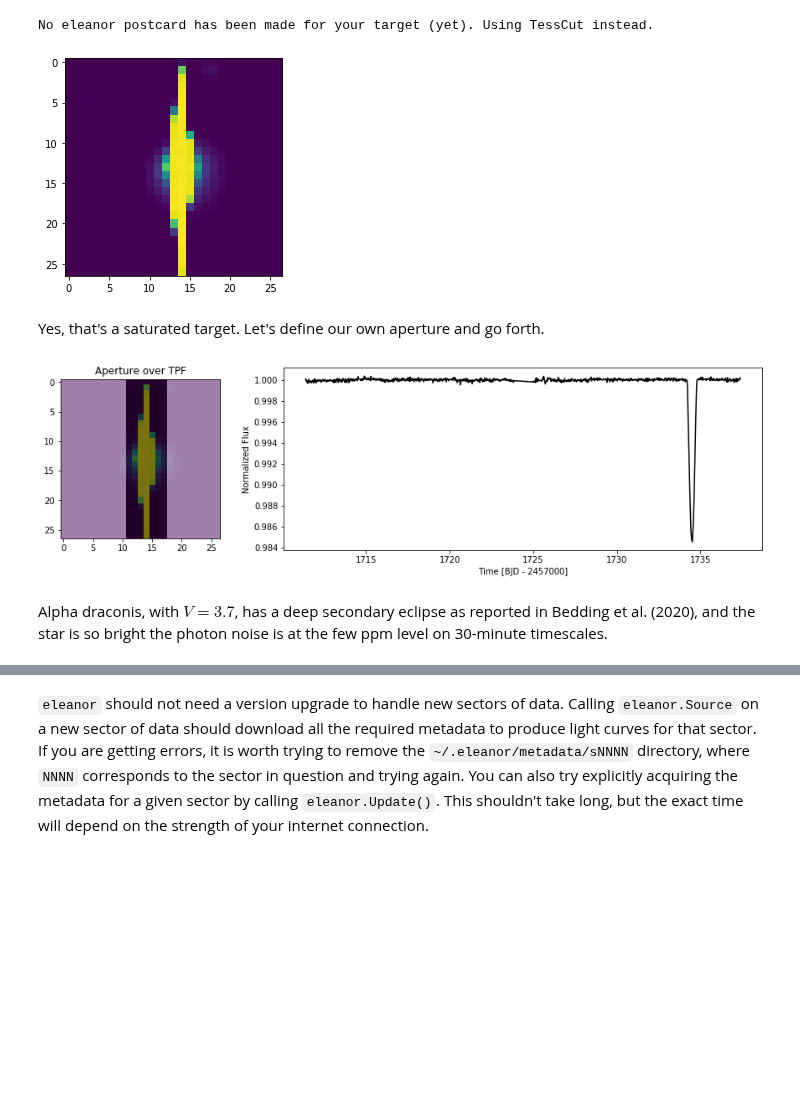
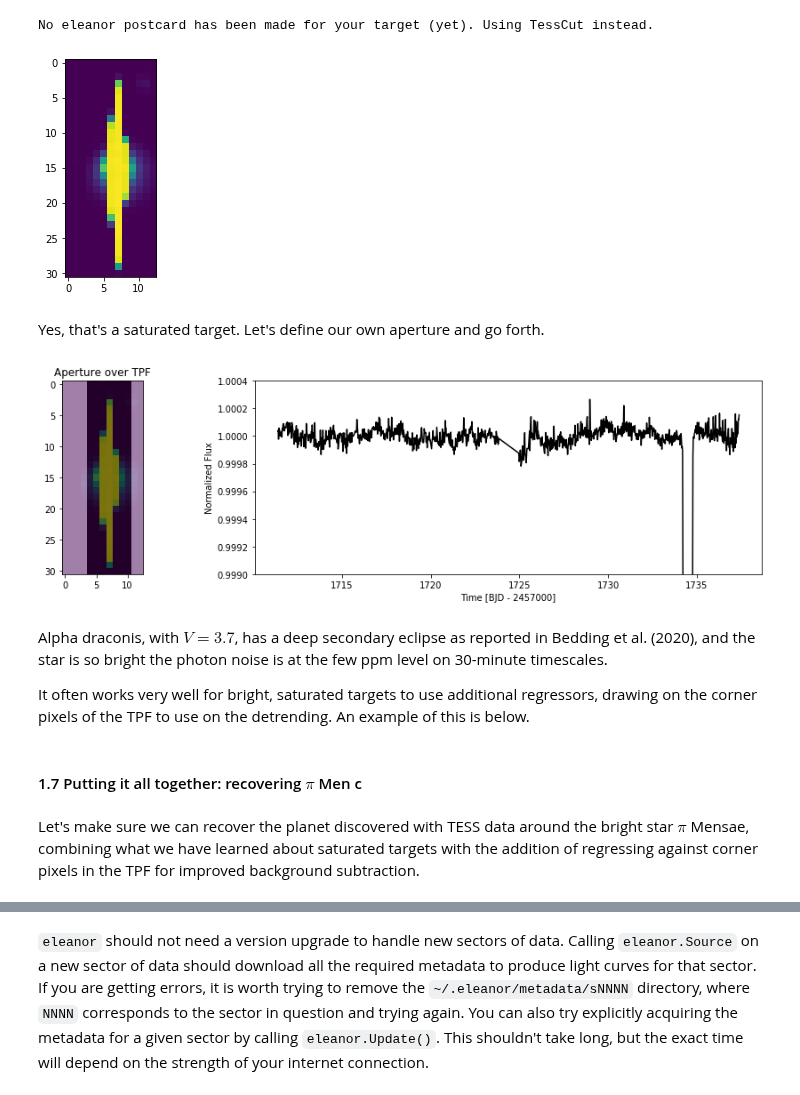
Before and after one commit to afeinstein20/eleanor, a Jupyter notebook: docs/getting_started/tips_tricks.ipynb, the cells around one changed output, grey strips where cells are left out. Cells and saved outputs as stored; diff of their text form; code cells hidden in the pictures; blank space fills up the shorter version.

```diff
--- a/docs/getting_started/tips_tricks.ipynb
+++ b/docs/getting_started/tips_tricks.ipynb
@@ -223,34 +223,41 @@
 `eleanor` tests a variety of apertures and selects the one with the lowest CDPP. Very saturated targets ($T < 6-7$, depending on location on the detector) have many pixels at the saturation limit. Choosing a small number of saturated pixels will then produce a very stable light curve, leading `eleanor` to choose very small apertures that do not represent the true astrophysical variability from these sources. To make light curves from these, we need to use larger apertures. This is possible!
 # %%
 star = eleanor.Source(name='alpha draconis', sector=15)
-data = eleanor.TargetData(star, height=27, width=27)
+data = eleanor.TargetData(star, height=31, width=13)
 # %% [output]
 No eleanor postcard has been made for your target (yet). Using TessCut instead.
 # %%
 plt.imshow(data.tpf[300]);
 # %% [output]
-[figure, old version]
+[figure, new version]
 # %% [markdown]
 Yes, that's a saturated target. Let's define our own aperture and go forth.
 # %%
 ap = np.zeros_like(data.tpf[300])
 
-ap[:,11:18] = 1
+ap[:,4:11] = 1
 
 
 data.get_lightcurve(aperture=ap)
 q = data.quality == 0
 
 fig, (ax1, ax2) = plt.subplots(ncols=2, figsize=(15,4), gridspec_kw={'width_ratios':[1,3]})
 ax1.imshow(data.tpf[0])
 ax1.imshow(data.aperture, cmap='Greys', alpha=0.5)
 ax1.set_title('Aperture over TPF')
 #plt.imshow(data.aperture)
 
 ax2.plot(data.time[q], data.corr_flux[q]/np.nanmedian(data.corr_flux[q]) - 0.0, 'k')
+ax2.set_ylim(0.999, 1.0004)
 ax2.set_xlabel('Time [BJD - 2457000]')
 ax2.set_ylabel('Normalized Flux');
 # %% [output]
-[figure, old version]
+[figure, new version]
 # %% [markdown]
 Alpha draconis, with $V=3.7$, has a deep secondary eclipse as reported in Bedding et al. (2020), and the star is so bright the photon noise is at the few ppm level on 30-minute timescales.
+
+It often works very well for bright, saturated targets to use additional regressors, drawing on the corner pixels of the TPF to use on the detrending. An example of this is below.
+# %% [markdown]
+#### 1.7 Putting it all together: recovering $\pi$ Men c
+# %% [markdown]
+Let's make sure we can recover the planet discovered with TESS data around the bright star $\pi$ Mensae, combining what we have learned about saturated targets with the addition of regressing against corner pixels in the TPF for improved background subtraction.
```
Also changed, not shown: parts of 12 cells of this notebook, 3 other files.
